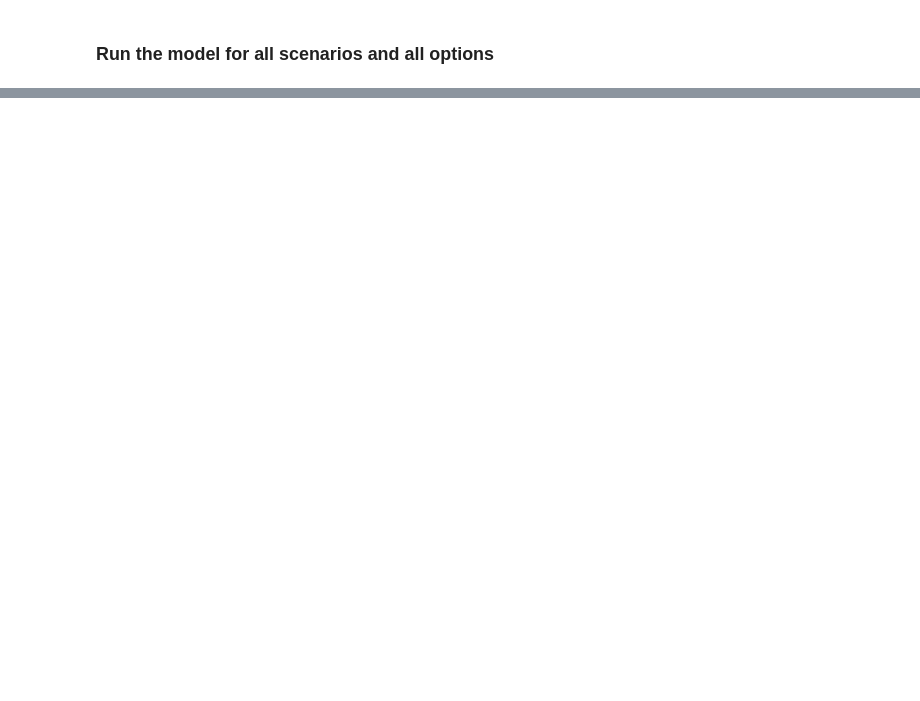
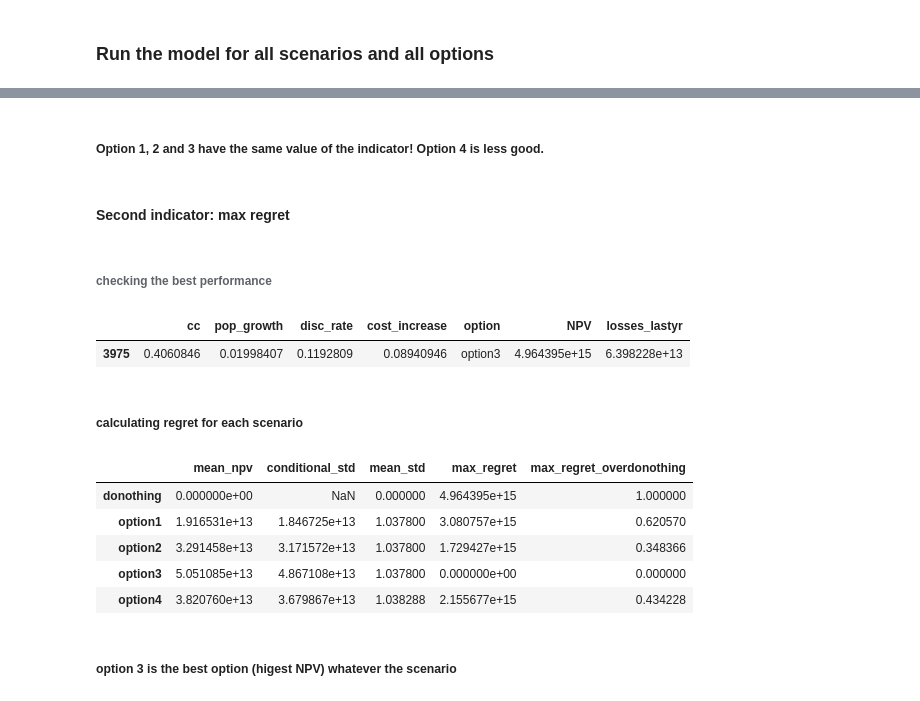
Before and after one commit to julierozenberg/prim, a Jupyter notebook: Daiju example.ipynb, the cells around one changed output, grey strips where cells are left out. Drawn from its saved outputs; the diff is of its cells as text; code cells hidden in the pictures; blank space fills up the shorter version.

```diff
--- a/Daiju example.ipynb
+++ b/Daiju example.ipynb
@@ -251,0 +259,16 @@ results.to_csv("results_brazil_floods.csv",index=False)
+# %%
+indicators=DataFrame(index=options.columns)
+for optionchosen in options.columns:
+    subdata=results.ix[results['option']==optionchosen,:]
+    mean_npv=np.mean(subdata['NPV'])
+    #condition is equal to 1 if the npv is lower than the mean and 0 otherwise
+    condition=(subdata['NPV']<mean_npv)+0
+    #conditional standard deviation
+    conditional_std=(sum(condition*(subdata['NPV']-mean_npv)**2)/sum(condition))**(1/2)
+    #fill in the matrix
+    indicators.ix[optionchosen,'mean_npv']=mean_npv
+    indicators.ix[optionchosen,'conditional_std']=conditional_std
+    if optionchosen=='donothing':
+        indicators.ix[optionchosen,'mean_std']=0
+    else:
+        indicators.ix[optionchosen,'mean_std']=mean_npv/(conditional_std)
@@ -251,0 +284,6 @@ results.to_csv("results_brazil_floods.csv",index=False)
+# %% [markdown]
+##### Option 1, 2 and 3 have the same value of the indicator! Option 4 is less good.
+# %% [markdown]
+#### Second indicator: max regret
+# %% [markdown]
+###### checking the best performance
@@ -251,0 +292,7 @@ results.to_csv("results_brazil_floods.csv",index=False)
+# %%
+results.ix[results["NPV"]==best_performance,:]
+# %% [output]
+|  | cc | pop_growth | disc_rate | cost_increase | option | NPV | losses_lastyr |
+| 3975 | 0.4060846 | 0.01998407 | 0.1192809 | 0.08940946 | option3 | 4.964395e+15 | 6.398228e+13 |
+# %% [markdown]
+##### calculating regret for each scenario
@@ -251,0 +313,11 @@ results.to_csv("results_brazil_floods.csv",index=False)
+# %%
+indicators
+# %% [output]
+|  | mean_npv | conditional_std | mean_std | max_regret | max_regret_overdonothing |
+| donothing | 0.000000e+00 | NaN | 0.000000 | 4.964395e+15 | 1.000000 |
+| option1 | 1.916531e+13 | 1.846725e+13 | 1.037800 | 3.080757e+15 | 0.620570 |
+| option2 | 3.291458e+13 | 3.171572e+13 | 1.037800 | 1.729427e+15 | 0.348366 |
+| option3 | 5.051085e+13 | 4.867108e+13 | 1.037800 | 0.000000e+00 | 0.000000 |
+| option4 | 3.820760e+13 | 3.679867e+13 | 1.038288 | 2.155677e+15 | 0.434228 |
+# %% [markdown]
+##### option 3 is the best option (higest NPV) whatever the scenario
```
Also changed, not shown: parts of 11 cells of this notebook.
